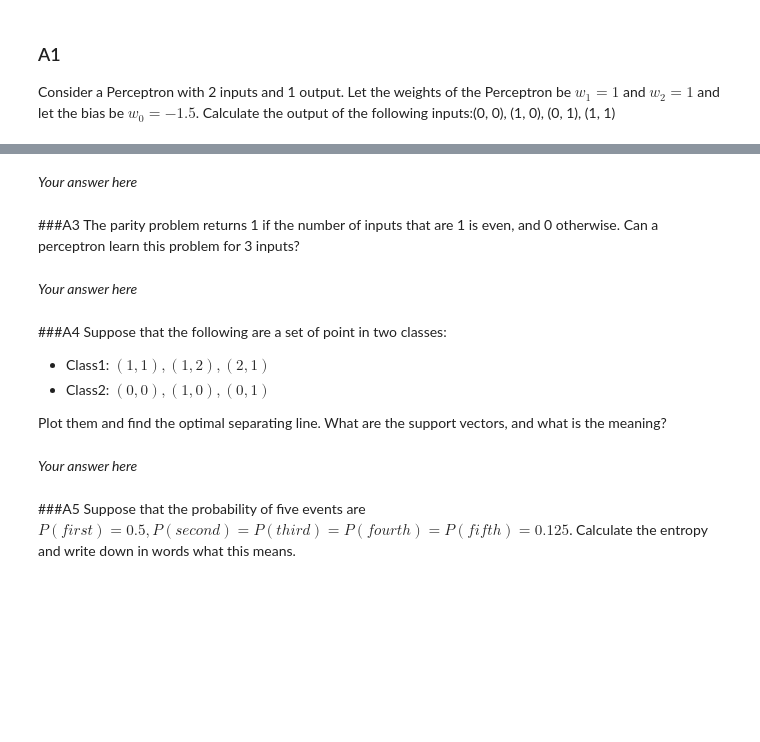
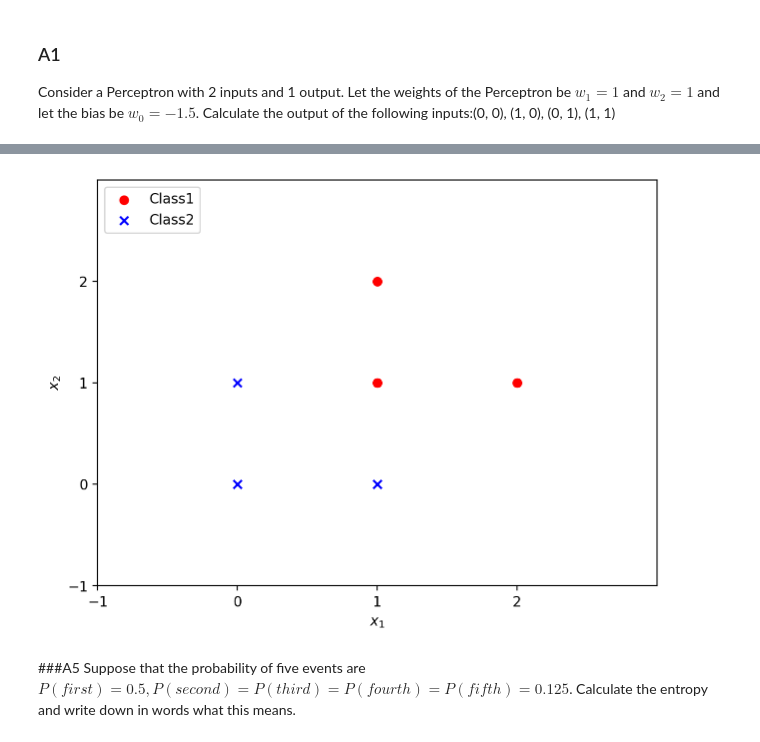
Before and after one commit to Summer-Shen/comp7404-a4, a Jupyter notebook: comp7404_Assignment_4.ipynb, the cells around one changed output, grey strips where cells are left out. Saved outputs shown, nothing was run; the diff lists cells and outputs as text; code cells hidden in the pictures; blank space fills up the shorter version.

```diff
--- a/comp7404_Assignment_4.ipynb
+++ b/comp7404_Assignment_4.ipynb
@@ -15,20 +83,32 @@ Define a perceptron for the following logical functions: AND, NOT, NAND, NOR
-# %% [markdown]
-*Your answer here*
-# %% [markdown]
-###A3
-The parity problem returns 1 if the number of inputs that are 1 is even, and 0 otherwise. Can a perceptron learn this problem for 3 inputs?
-# %% [markdown]
-*Your answer here*
-# %% [markdown]
-###A4
-Suppose that the following are a set of point in two classes:
-
-*   Class1: $(1, 1), (1, 2), (2, 1)$
-*   Class2: $(0, 0), (1, 0), (0, 1)$
-
-Plot them and find the optimal separating line. What are the support vectors, and what is the meaning?
-# %% [markdown]
-*Your answer here*
+# %%
+%matplotlib inline
+import matplotlib.pyplot as plt
+%config InlineBackend.figure_format='retina'
+import numpy as np
+import pandas as pd
+
+# extract sepal length and petal length
+X = pd.DataFrame([[1, 1], [1, 2], [2, 1], [0, 0], [1, 0], [0, 1]])
+
+# plot data
+fig, ax = plt.subplots()
+
+ax.scatter(X[:3][0], X[:3][1],
+            color='red', marker='o', label='Class1')
+ax.scatter(X[3:6][0], X[3:6][1],
+            color='blue', marker='x', label='Class2')
+
+plt.xlabel('$x_1$')
+plt.ylabel('$x_2$')
+plt.legend(loc='upper left')
+
+ax.set(xlim=(-1, 3), xticks=np.arange(-1, 3),
+       ylim=(-1, 3), yticks=np.arange(-1, 3))
+
+plt.tight_layout()
+plt.show()
+# %% [output]
+[figure, added]
 # %% [markdown]
 ###A5
 Suppose that the probability of five events are $P(first) = 0.5, P(second) = P(third) = P(fourth) = P(fifth) = 0.125$. Calculate the entropy and write down in words what this means.
```
Also changed, not shown: parts of 10 cells of this notebook.
